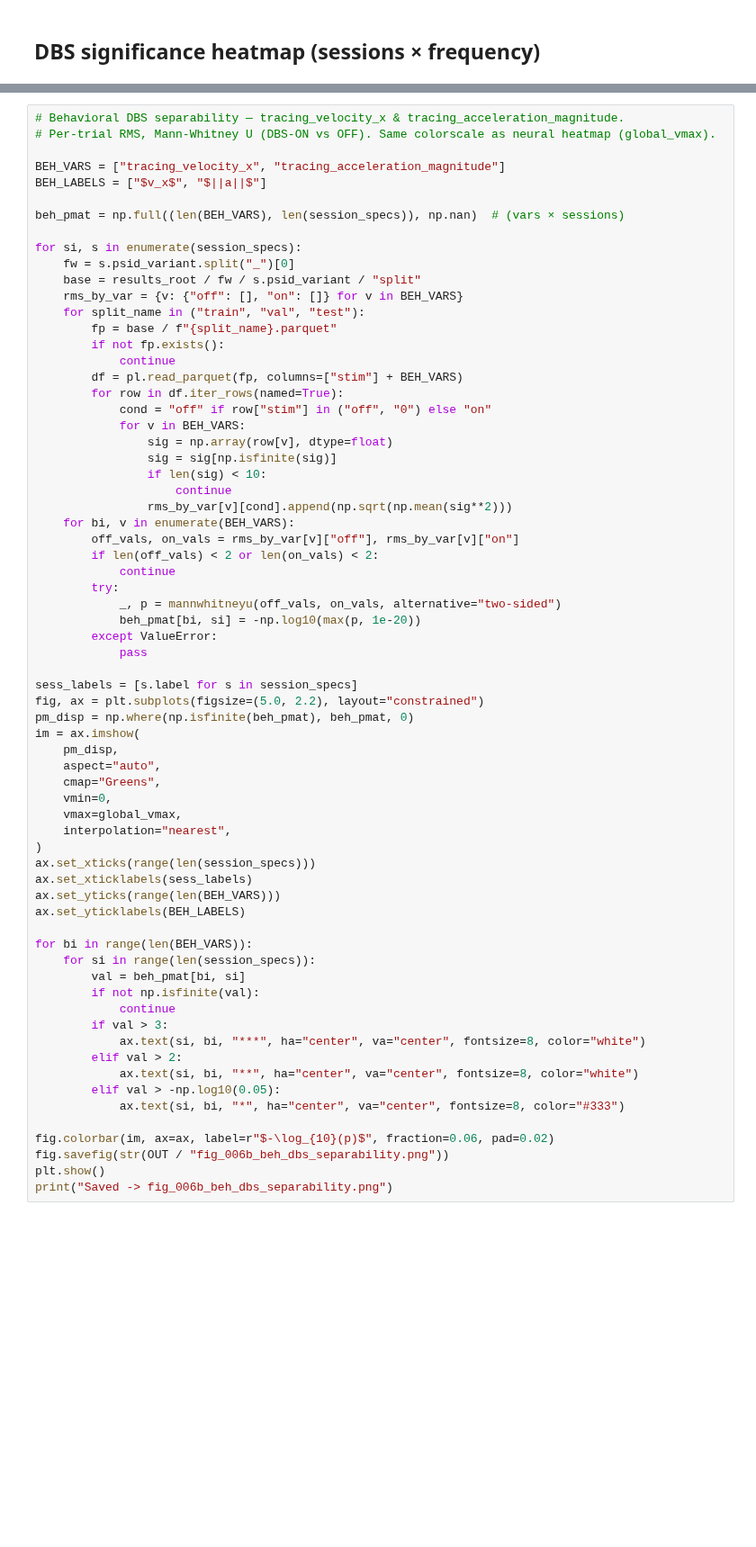
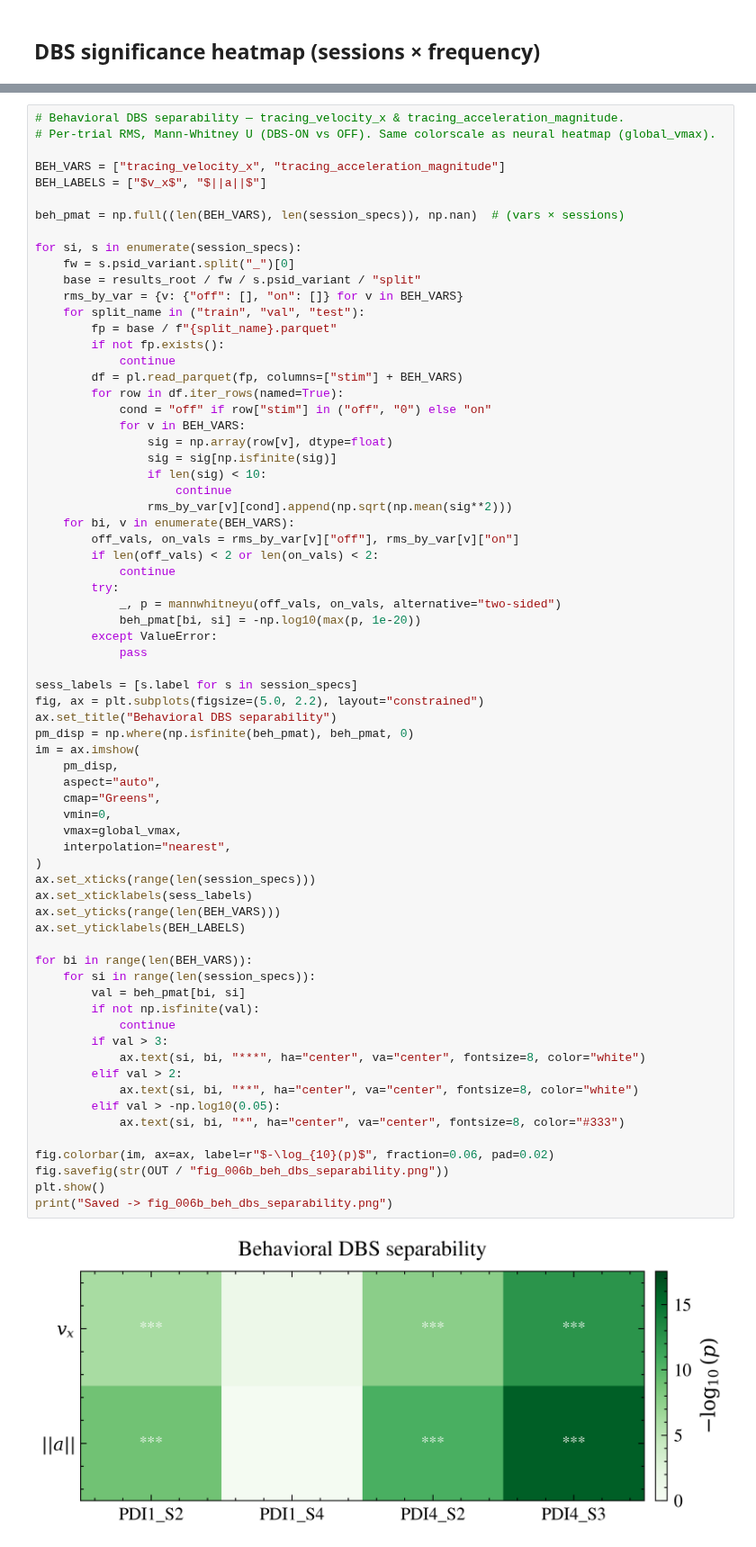
Before and after one commit to giedrius-at-home/latent-neural-dynamics-modeling, a Jupyter notebook: notebooks/thesis_sec1_data_verification.ipynb, the cells around one changed output, grey strips where cells are left out. Shown at 90% size. Cells and saved outputs as stored; diff of their text form; blank space fills up the shorter version.

```diff
--- a/notebooks/thesis_sec1_data_verification.ipynb
+++ b/notebooks/thesis_sec1_data_verification.ipynb
@@ -239,33 +249,36 @@ for si, s in enumerate(session_specs):
 
 sess_labels = [s.label for s in session_specs]
 fig, ax = plt.subplots(figsize=(5.0, 2.2), layout="constrained")
+ax.set_title("Behavioral DBS separability")
 pm_disp = np.where(np.isfinite(beh_pmat), beh_pmat, 0)
 im = ax.imshow(
     pm_disp,
     aspect="auto",
     cmap="Greens",
     vmin=0,
     vmax=global_vmax,
     interpolation="nearest",
 )
 ax.set_xticks(range(len(session_specs)))
 ax.set_xticklabels(sess_labels)
 ax.set_yticks(range(len(BEH_VARS)))
 ax.set_yticklabels(BEH_LABELS)
 
 for bi in range(len(BEH_VARS)):
     for si in range(len(session_specs)):
         val = beh_pmat[bi, si]
         if not np.isfinite(val):
             continue
         if val > 3:
             ax.text(si, bi, "***", ha="center", va="center", fontsize=8, color="white")
         elif val > 2:
             ax.text(si, bi, "**", ha="center", va="center", fontsize=8, color="white")
         elif val > -np.log10(0.05):
             ax.text(si, bi, "*", ha="center", va="center", fontsize=8, color="#333")
 
 fig.colorbar(im, ax=ax, label=r"$-\log_{10}(p)$", fraction=0.06, pad=0.02)
 fig.savefig(str(OUT / "fig_006b_beh_dbs_separability.png"))
 plt.show()
 print("Saved -> fig_006b_beh_dbs_separability.png")
+# %% [output]
+[figure, added]
```
Also changed, not shown: parts of 9 cells of this notebook, 44 other files.
